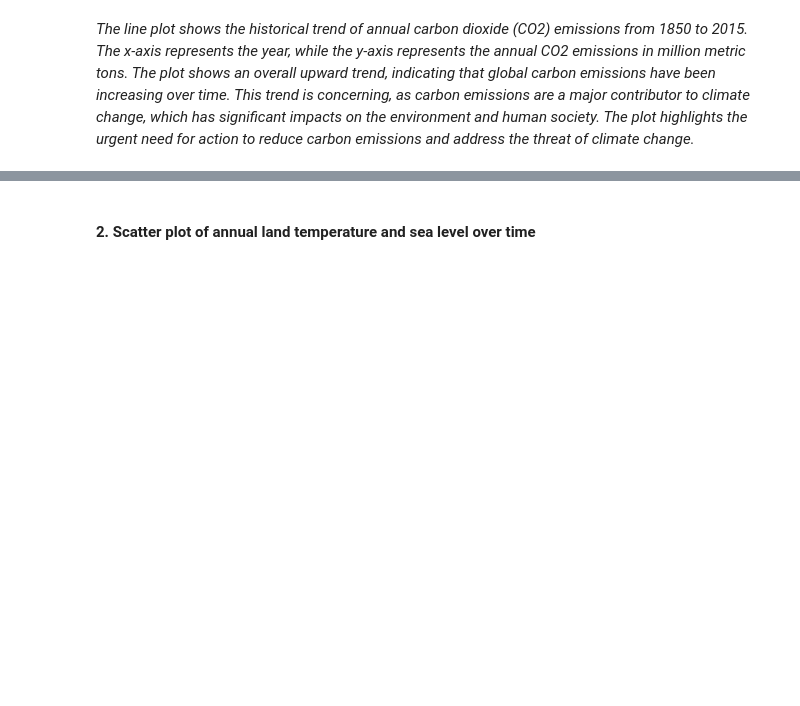
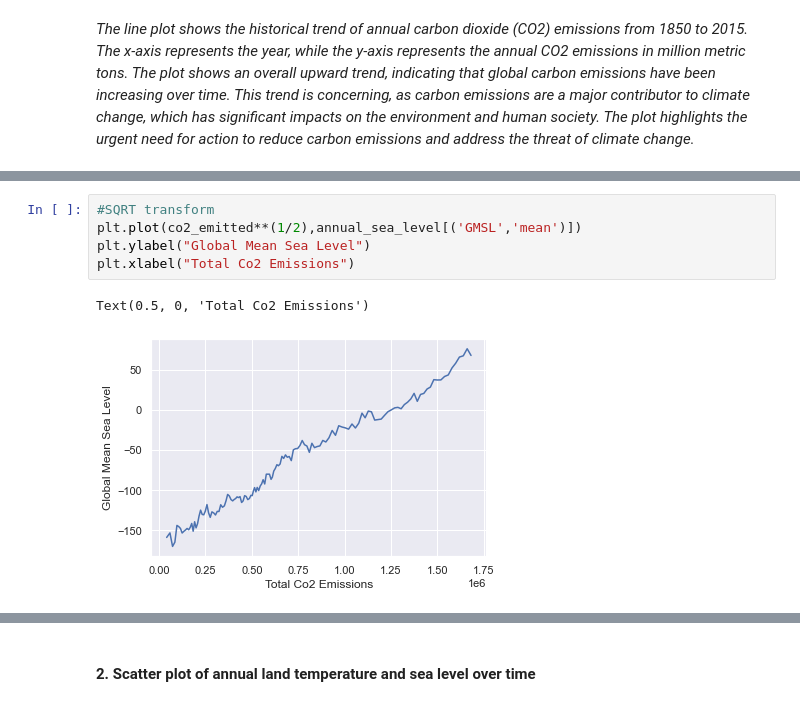
Before and after one commit to fuchenru/How-have-carbon-emissions-affected-climate-change-, a Jupyter notebook: CMSE 202 Final Project.ipynb, the cells around one changed output, grey strips where cells are left out. Cells and saved outputs as stored; diff of their text form; blank space fills up the shorter version.

Commit message:
Sqrt Regressoins

```diff
--- a/CMSE 202 Final Project.ipynb
+++ b/CMSE 202 Final Project.ipynb
@@ -217,0 +257,8 @@ plt.show()
+# %%
+#SQRT transform
+plt.plot(co2_emitted**(1/2),annual_sea_level[('GMSL','mean')])
+plt.ylabel("Global Mean Sea Level")
+plt.xlabel("Total Co2 Emissions")
+# %% [output]
+Text(0.5, 0, 'Total Co2 Emissions')
+[figure, added]
```
Also changed, not shown: parts of 18 cells of this notebook.
